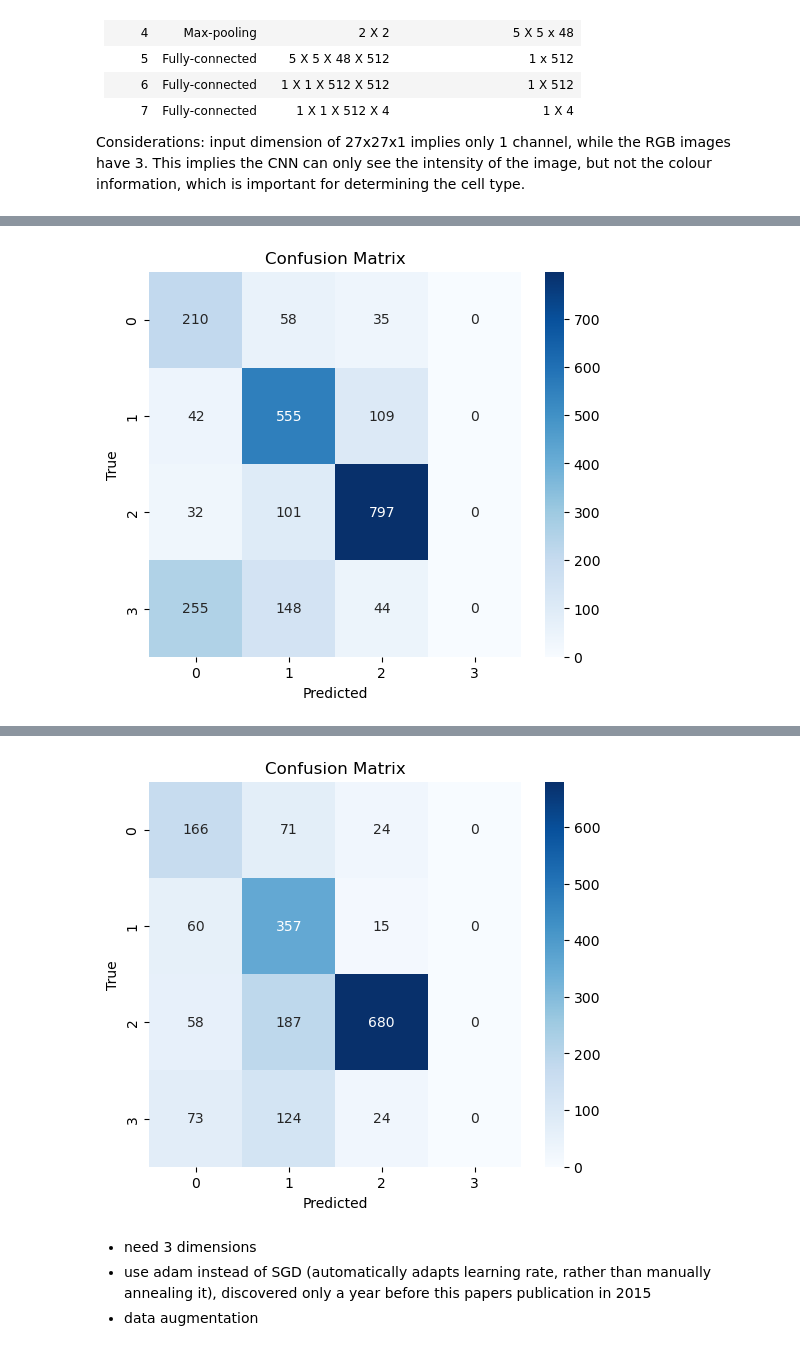
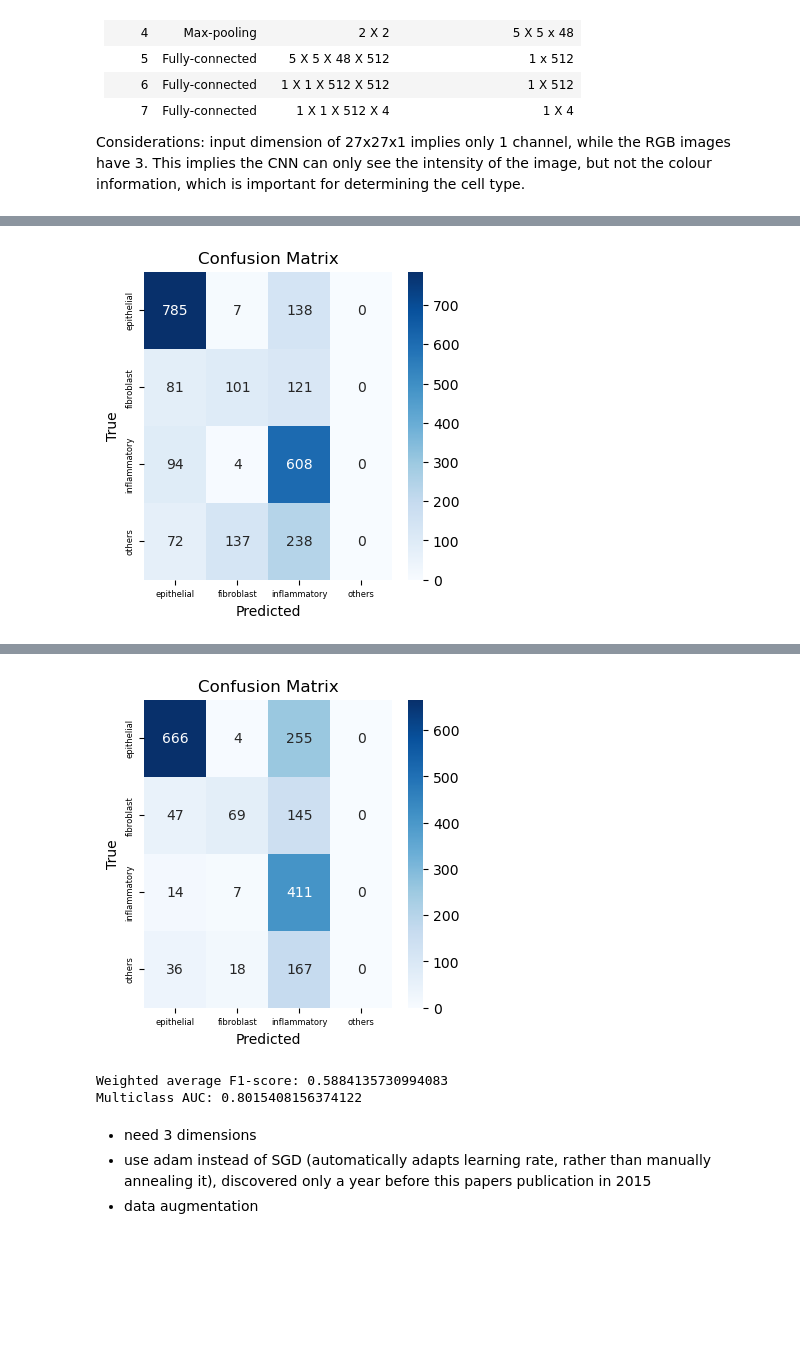
Before and after one commit to Keen2Kode/Machine-Learning, a Jupyter notebook: assignment_2.ipynb, the cells around one changed output, grey strips where cells are left out. Cells and saved outputs as stored; diff of their text form; code cells hidden in the pictures; blank space fills up the shorter version.

```diff
--- a/assignment_2.ipynb
+++ b/assignment_2.ipynb
@@ -473,8 +485,7 @@ def softmax_CNN(y_col, input_shape, optimizer, fully_connected_units, dropout, d
     elif y_col == 'cellTypeName' or y_col == 'cellType':
         units = 4
         activation = 'softmax'
-        # our data is already one hot encoded by Keras
-        loss = 'categorical_crossentropy'
+        loss = 'sparse_categorical_crossentropy'
 
     model = Sequential()
     # Convolutional Layer 1 (4x4x1x36)
@@ -503,12 +514,6 @@ def softmax_CNN(y_col, input_shape, optimizer, fully_connected_units, dropout, d
     #         layer.kernel_initializer = RandomNormal(mean=0.0, stddev=0.01)
     #         layer.bias_initializer = Zeros()
 
-    # def f1_metric(y_true, y_pred):
-    #     # y_pred = tf.round(y_pred)  # Round the predicted values
-    #     y_pred = tensorflow.cast(y_pred, dtype=tf.int32)
-    #     y_true = tensorflow.cast(y_true, dtype=tf.int32)
-    #     f1 = f1_score(y_true, y_pred, average='weighted')
-    #     return f1
     model.compile(optimizer=optimizer, loss=loss, metrics=['accuracy'])
     return model
 
@@ -531,25 +536,30 @@ def train_val_accuracy(history):
     plt.legend(['train', 'val'], loc='upper left')
     plt.show()
 
-def plot_confusion_matrix(generator, model):
-    pred_labels = model.predict(generator)
-
-    pred_labels = np.argmax(pred_labels, axis=1)
-    true_labels = generator.classes
-
+def plot_metrics(generator, model):
     # Get the labels in the order they were fed to the model
     class_indices = generator.class_indices
-    cell_types = [k for k, _ in sorted(class_indices.items(), key=lambda item: item[1])]
+    categories = [k for k, _ in sorted(class_indices.items(), key=lambda item: item[1])]
+
+    pred_probs = model.predict(generator)
+    pred_labels = np.argmax(pred_probs, axis=1)
+    true_labels = generator.classes
 
     # Plot the confusion matrix
     cm = confusion_matrix(true_labels, pred_labels)
 
-    plt.figure(figsize=(6,5))
-    sns.heatmap(cm, annot=True, xticklabels=cell_types, yticklabels=cell_types, fmt='g', cmap='Blues')
+    figsize = (4,4)
+    plt.figure(figsize=figsize)
+    font_size = min(14, max(5, int(figsize[0] * 1.5)))
+    plt.xticks(fontsize=font_size)
+    plt.yticks(fontsize=font_size)
+    sns.heatmap(cm, annot=True, xticklabels=categories, yticklabels=categories, fmt='g', cmap='Blues')
     plt.xlabel('Predicted')
     plt.ylabel('True')
     plt.title('Confusion Matrix')
     plt.show()
+    print(f"Weighted average F1-score: {f1_score(true_labels, pred_labels, average='weighted')}")
+    print(f"Multiclass AUC: {roc_auc_score(true_labels, pred_probs, multi_class='ovr')}")
 # %%
 # the paper specifies different learning rates based on epoch
 def lr_scheduler(epoch):
@@ -579,8 +588,8 @@ NotImplementedError: in user code:
 # %%
 # to get samples in order
-_, val_generator, test_generator = generator(32, 'cellType', shuffle=False)
-plot_confusion_matrix(val_generator, baseline)
-plot_confusion_matrix(test_generator, baseline)
+_, val_generator, test_generator = generator(32, 'cellTypeName', shuffle=False)
+plot_metrics(val_generator, baseline)
+plot_metrics(test_generator, baseline)
 # %% [output]
 y_col for generator is cell type
 Found 5671 validated image filenames belonging to 4 classes.
@@ -590 +599 @@ Found 1839 validated image filenames belonging to 4 classes.
-[figure, old version]
+[figure, new version]
@@ -592,4 +603,6 @@ Found 1839 validated image filenames belonging to 4 classes.
-[figure, old version]
+[figure, new version]
+Weighted average F1-score: 0.5884135730994083
+Multiclass AUC: 0.8015408156374122
 # %% [markdown]
 - need 3 dimensions
 - use adam instead of SGD (automatically adapts learning rate, rather than manually annealing it), discovered only a year before this papers publication in 2015
```
Also changed, not shown: parts of 10 cells of this notebook.
